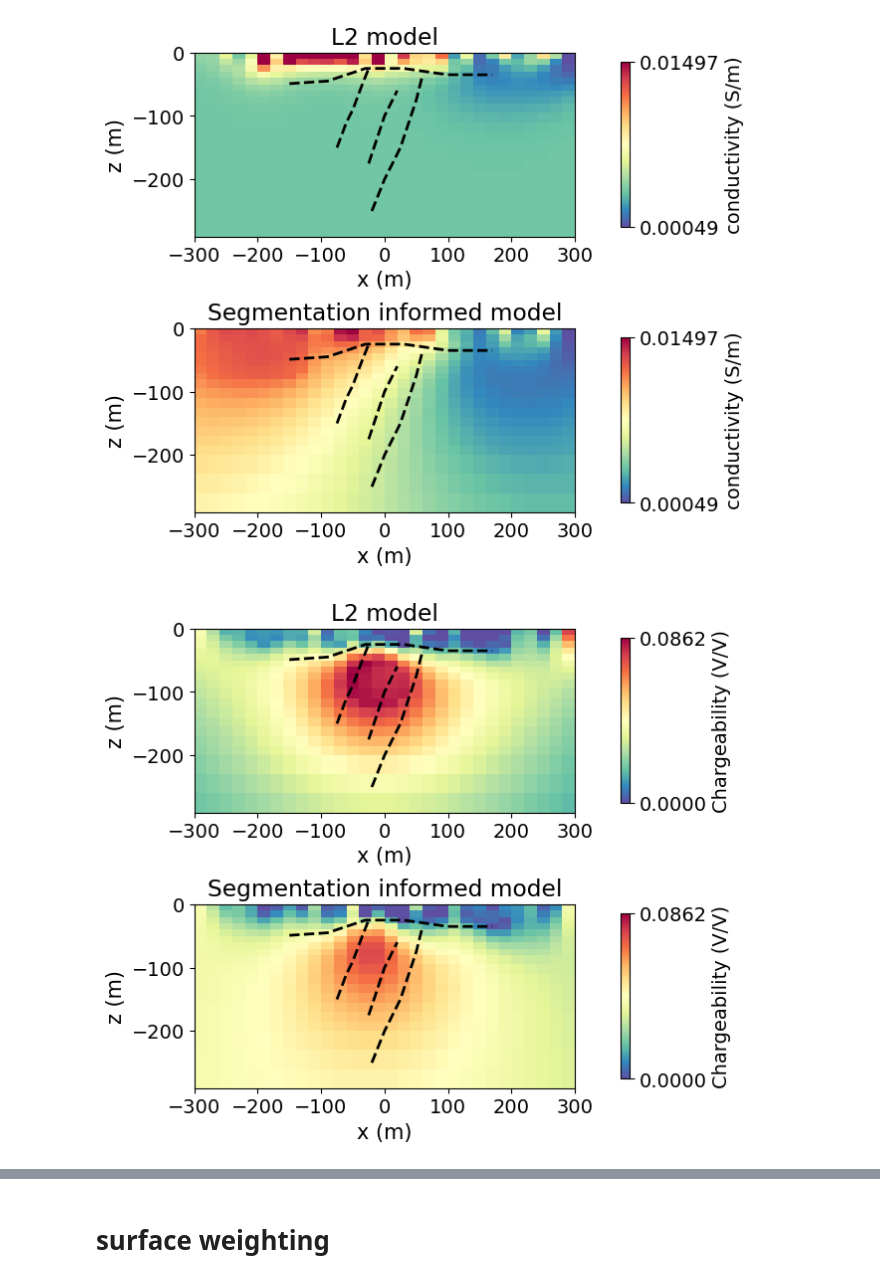
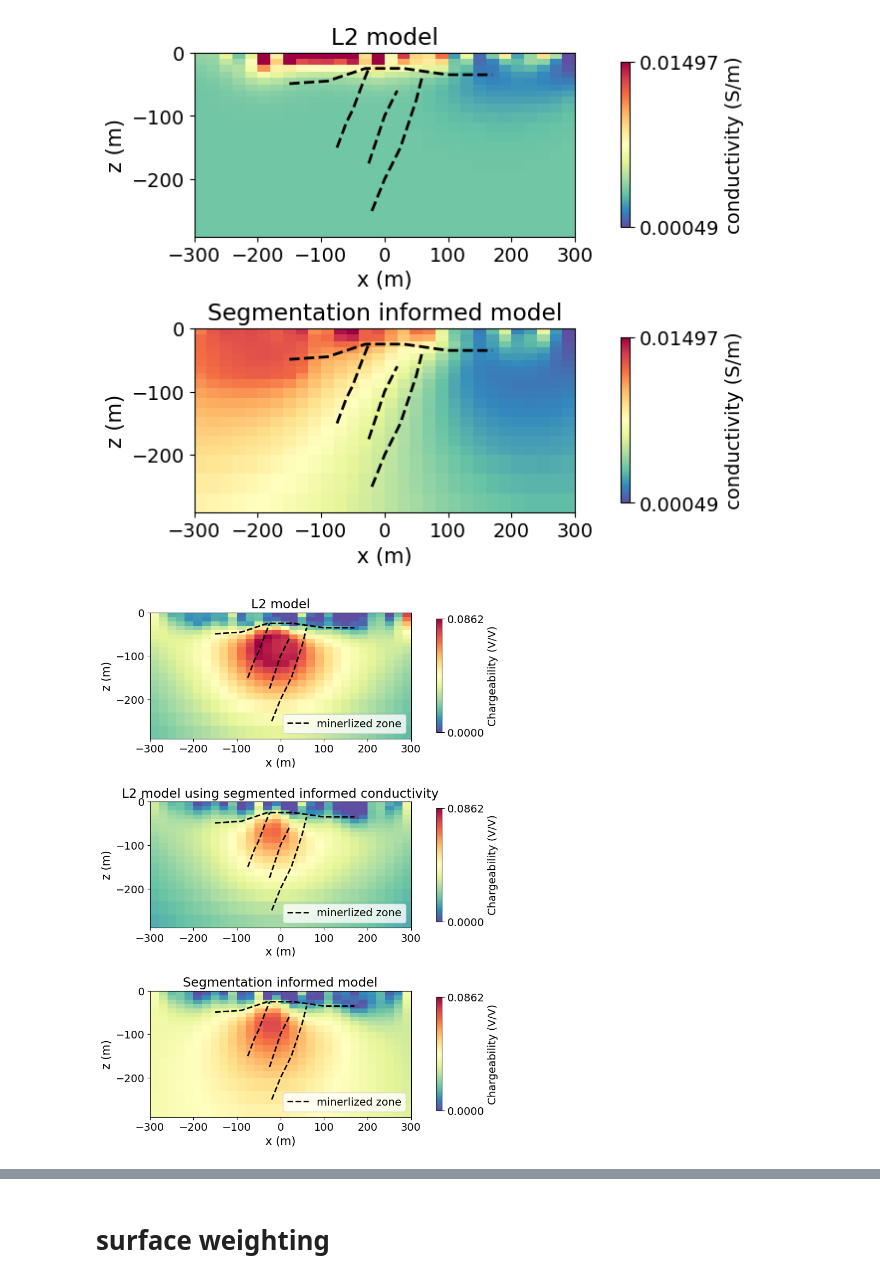
Before and after one commit to JKutt/transformers_segmentation, a Jupyter notebook: geological_segmentation/10-mcdermont_segmentation_experiment.ipynb, the cells around one changed output, grey strips where cells are left out. Drawn from its saved outputs; the diff is of its cells as text; code cells hidden in the pictures.

Commit message:
updates to admm+prox ops & mcdermont plotting

```diff
--- a/geological_segmentation/10-mcdermont_segmentation_experiment.ipynb
+++ b/geological_segmentation/10-mcdermont_segmentation_experiment.ipynb
@@ -122,68 +122,74 @@ plt.subplots_adjust(hspace=0.5)
 # ax[1].set_ylim([-300, 50])
 # %% [output]
 [figure]
+# %%
+titles = ["L2 model", "Segmentation informed model"]
+labels = ["minerlized zone"]
+
+for i, axis in enumerate(ax):
+    axis.plot(upper_clay[0, :], upper_clay[1, :], 'k--', lw=2, label=labels[0])
+    axis.plot(unit_west[0, :], unit_west[1, :], 'k--', lw=2)
+    axis.plot(unit_center[0, :], unit_center[1, :], 'k--', lw=2)
+    axis.plot(unit_east[0, :], unit_east[1, :], 'k--', lw=2)
+
+    axis.set_title(titles[i])
+    axis.set_aspect('equal')
+    axis.set_xlabel('x (m)', fontsize=15)
+    axis.set_ylabel('z (m)', fontsize=15)
 # %%
-fig, ax = plt.subplots(2, 1, figsize=(12, 6))
+fig, ax = plt.subplots(3, 1, figsize=(12, 12))
 upper_clay = np.array([[-150, -90, -30, 30, 100, 170],
               [-49, -45, -25, -25, -35, -35]])
 unit_west = np.array([[-75, -60, -50, -35, -25],
               [-150, -110, -90, -50, -25]])
 
 unit_center = np.array([[-25, 0, 20],
               [-175, -100, -60]])
 
 unit_east = np.array([[-20, 0, 25, 50, 60],
               [-250, -200, -150, -75, -35]])
 
 xmin, xmax = -300., 300.
 ymin, ymax = -300., 0.
 zmin, zmax = 0, 0
 xyzlim = np.r_[[[xmin, xmax], [ymin, ymax]]]
 from SimPEG import utils
 actcore,  meshCore = utils.mesh_utils.extract_core_mesh(xyzlim, mesh)
 
 # mcd_model =  discretize.TensorMesh.read_model_UBC(mesh, r"/home/juanito/Documents/projects/mcD/dflt/dcinv2d.con")
 mcd_model =  np.load(r"/home/juanito/Dropbox/JohnLindsey/geoseg/mcd_iterations_ipseg_segcon/model_9.npy")
 mcd_model2 =  np.load(r"/home/juanito/Dropbox/JohnLindsey/geoseg/mcd_iterations_ip_l2dc/model_3.npy")
-conductivity_model_log10_l2 = mcd_model2
-conductivity_model_log10_geoseg = mcd_model
-clim = [conductivity_model_log10_l2.min(), conductivity_model_log10_l2.max()]
+mcd_model3 =  np.load(r"/home/juanito/Dropbox/JohnLindsey/geoseg/mcd_iterations_ip_segcon/model_7.npy")
+titles = ["L2 model", "L2 model using segmented informed conductivity", "Segmentation informed model"]
+chargeability_model_l2 = mcd_model2
+chargeability_model_geoseg = mcd_model
+chargeability_model_ipl2 = mcd_model3
+clim = [chargeability_model_l2.min(), chargeability_model_l2.max()]
 # clim = [-3, -1.9]
-d = meshCore.plotImage(conductivity_model_log10_l2[actcore], clim=clim, ax=ax[0], pcolorOpts={'cmap':"Spectral_r"})
+d = meshCore.plotImage(chargeability_model_l2[actcore], clim=clim, ax=ax[0], pcolorOpts={'cmap':"Spectral_r"})
 plt.colorbar(d[0], cmap='Spectral_r', label=r'Chargeability (V/V)', ticks=[clim[0],clim[1]], shrink=0.9).ax.tick_params(labelsize=14)
 
-d1 = meshCore.plotImage(conductivity_model_log10_geoseg[actcore], clim=clim, ax=ax[1], pcolorOpts={'cmap':"Spectral_r"})
+d1 = meshCore.plotImage(chargeability_model_geoseg[actcore], clim=clim, ax=ax[2], pcolorOpts={'cmap':"Spectral_r"})
 plt.colorbar(d1[0], cmap='Spectral_r', label=r'Chargeability (V/V)', ticks=[clim[0],clim[1]], shrink=0.9).ax.tick_params(labelsize=14)
 
-# dd = mesh.plot_image(np.log(1 / mcd_model), ax=ax[0], clim=clim, pcolor_opts={"cmap": "Spectral"})
-# dd1 = mesh.plot_image(np.log(1 / mcd_model2), ax=ax[1], clim=clim, pcolor_opts={"cmap": "Spectral"})
-ax[0].plot(upper_clay[0, :], upper_clay[1, :], 'k--', lw=2, label="minerlized zone")
-ax[0].plot(unit_west[0, :], unit_west[1, :], 'k--', lw=2)
-ax[0].plot(unit_center[0, :], unit_center[1, :], 'k--', lw=2)
-ax[0].plot(unit_east[0, :], unit_east[1, :], 'k--', lw=2)
-ax[1].plot(upper_clay[0, :], upper_clay[1, :], 'k--', lw=2, label="minerlized zone")
-ax[1].plot(unit_west[0, :], unit_west[1, :], 'k--', lw=2)
-ax[1].plot(unit_center[0, :], unit_center[1, :], 'k--', lw=2)
-ax[1].plot(unit_east[0, :], unit_east[1, :], 'k--', lw=2)
+d2 = meshCore.plotImage(chargeability_model_ipl2[actcore], clim=clim, ax=ax[1], pcolorOpts={'cmap':"Spectral_r"})
+plt.colorbar(d2[0], cmap='Spectral_r', label=r'Chargeability (V/V)', ticks=[clim[0],clim[1]], shrink=0.9).ax.tick_params(labelsize=14)
 
-ax[0].set_title("L2 model")
-ax[1].set_title("Segmentation informed model")
-ax[0].set_aspect('equal')
-ax[1].set_aspect('equal')
-ax[0].set_xlabel('x (m)',fontsize=15)
-ax[0].set_ylabel('z (m)',fontsize=15)
-ax[1].set_xlabel('x (m)',fontsize=15)
-ax[1].set_ylabel('z (m)',fontsize=15)
+labels = ["minerlized zone"]
+for i, axis in enumerate(ax):
+    axis.plot(upper_clay[0, :], upper_clay[1, :], 'k--', lw=2, label=labels[0])
+    axis.plot(unit_west[0, :], unit_west[1, :], 'k--', lw=2)
+    axis.plot(unit_center[0, :], unit_center[1, :], 'k--', lw=2)
+    axis.plot(unit_east[0, :], unit_east[1, :], 'k--', lw=2)
+
+    axis.set_title(titles[i])
+    axis.set_aspect('equal')
+    axis.set_xlabel('x (m)', fontsize=15)
+    axis.set_ylabel('z (m)', fontsize=15)
+    axis.legend(loc='lower right')
 plt.subplots_adjust(hspace=0.5)
-# ax[0].legend(loc='lower right')
-# ax[1].legend(loc='lower right')
-# plt.axis('equal')
-# ax[0].set_xlim([-300, 300])
-# ax[0].set_ylim([-300, 50])
-# ax[1].set_xlim([-300, 300])
-# ax[1].set_ylim([-300, 50])
 # %% [output]
-[figure, old version]
+[figure, new version]
 # %%
 import json
 filename = f'/home/juanito/Dropbox/JohnLindsey/geoseg/mcd_iterations_ipseg_segcon/segmentations_{7}.json'
```
Also changed, not shown: parts of 1 cell of this notebook, 2 other files.
